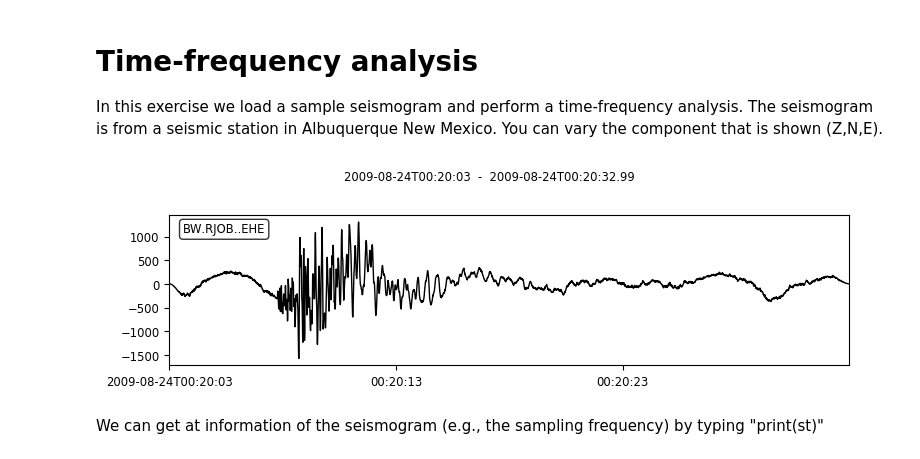
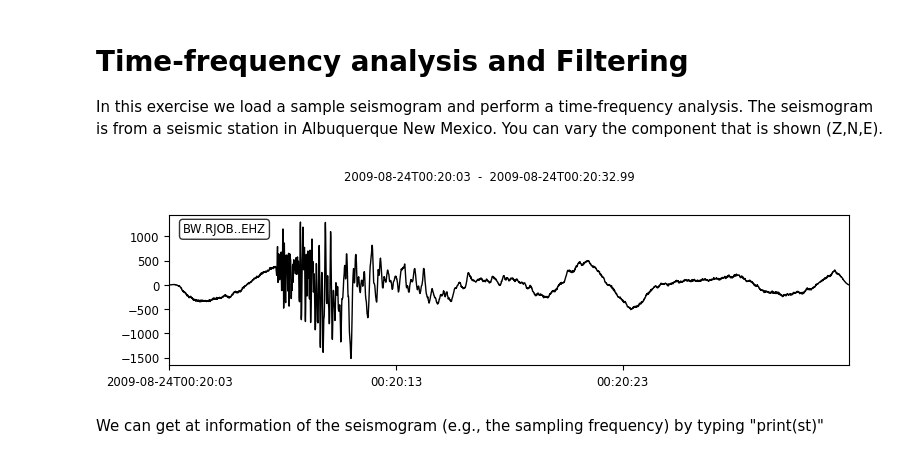
Before and after one commit to heinerigel/Jupyter-Notebook-for-Lectures, a Jupyter notebook: Notebooks/Data Analysis/TimeFrequencyAnalysis.ipynb, the cells around one changed output. Saved outputs shown, nothing was run; the diff lists cells and outputs as text; code cells hidden in the pictures.

```diff
--- a/Notebooks/Data Analysis/TimeFrequencyAnalysis.ipynb
+++ b/Notebooks/Data Analysis/TimeFrequencyAnalysis.ipynb
@@ -1,16 +1,16 @@
 # %% [markdown]
-# Time-frequency analysis
+# Time-frequency analysis and Filtering
 
 In this exercise we load a sample seismogram and perform a time-frequency analysis. The seismogram is from a seismic station in Albuquerque New Mexico. You can vary the component that is shown (Z,N,E).
 # %%
 import numpy as np
 import matplotlib.pyplot as plt
 from obspy import read
 st = read()  # load example seismogram
-st = st.select(component='E')
+st = st.select(component='Z')
 st.plot()
 # %% [output]
-[figure, old version]
+[figure, new version]
 # %% [markdown]
 We can get at information of the seismogram (e.g., the sampling frequency) by typing "print(st)"
 # %%
```
Also changed, not shown: parts of 6 cells of this notebook, 2 other files.
